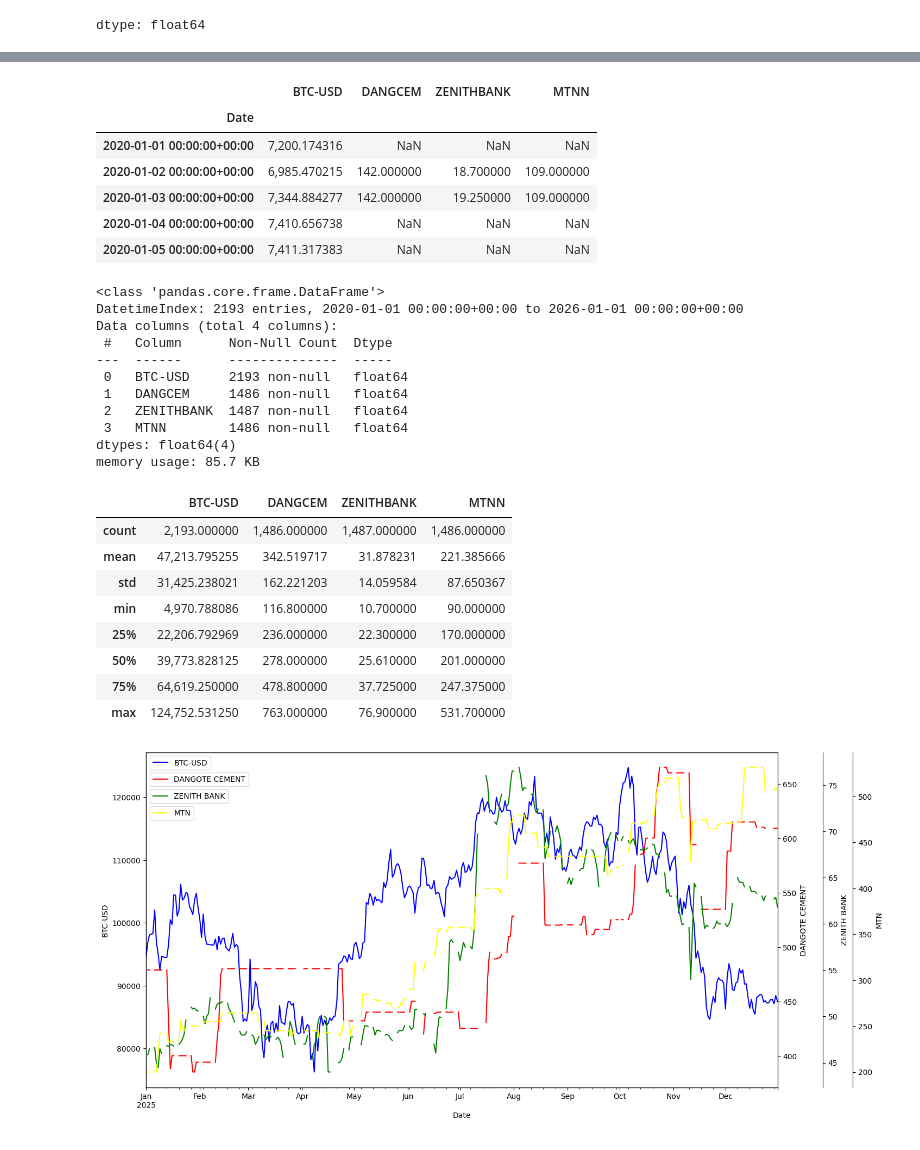
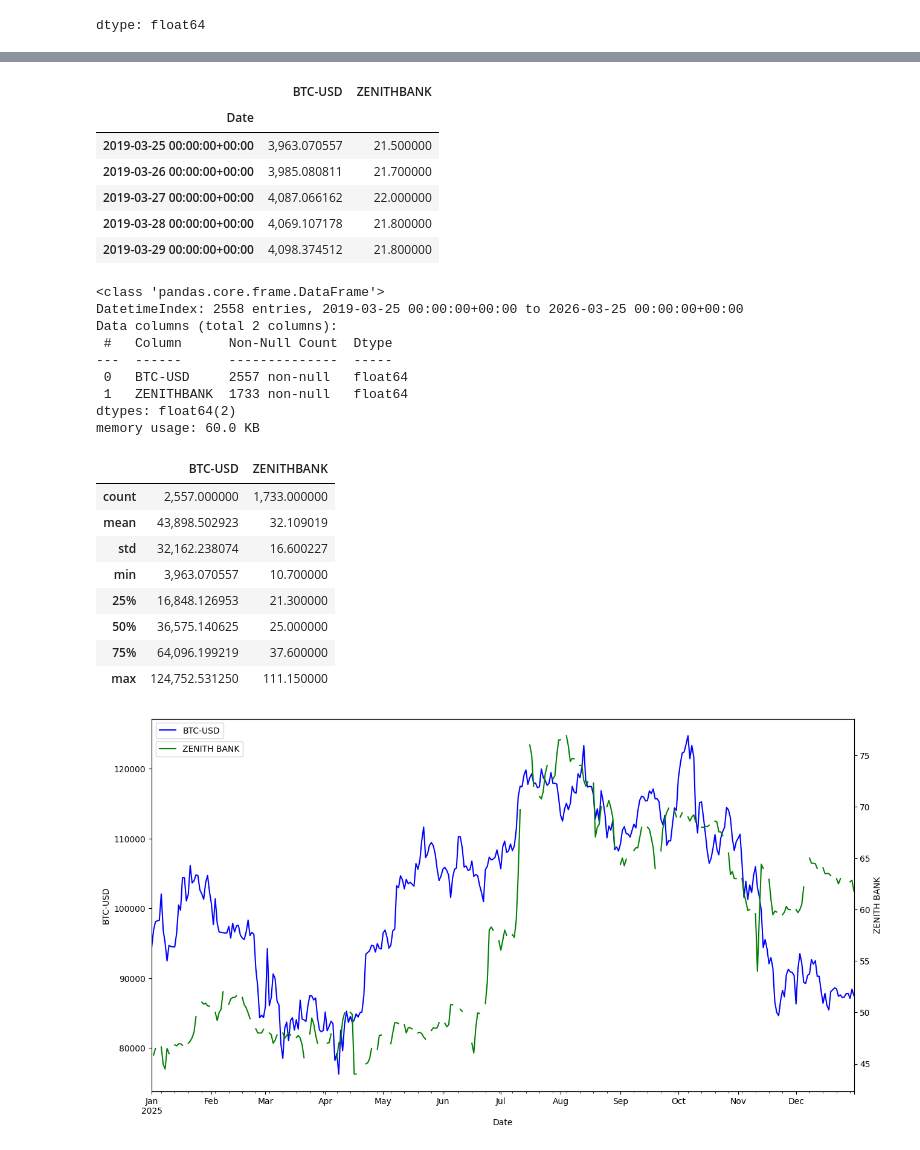
Before and after one commit to Sahdam/Nigerian-Financial-Risk-Intelligence-System, a Jupyter notebook: Nigerian_Financial_Risk_Intelligence_System.ipynb, the cells around one changed output, grey strips where cells are left out. Cells and saved outputs as stored; diff of their text form; code cells hidden in the pictures.

```diff
--- a/Nigerian_Financial_Risk_Intelligence_System.ipynb
+++ b/Nigerian_Financial_Risk_Intelligence_System.ipynb
@@ -125,11 +79,5 @@ df.head()
 # %%
-df = df_bc.merge(df_dg, left_index=True, right_index=True, how='outer') \
-           .merge(df_z, left_index=True, right_index=True, how='outer') \
-           .merge(df_mtn, left_index=True, right_index=True, how='outer')
-
-new_start = pd.Timestamp(datetime.date(2020,1,1)).tz_localize('UTC')
-new_end = pd.Timestamp(datetime.date(2026,1,1)).tz_localize('UTC')
-df = df.loc[new_start:new_end]
+df = df_bc.merge(df_z, left_index=True, right_index=True, how='outer')
 
 print(df.shape)
 print("\n")
@@ -154,65 +102,53 @@ Date
 df_test = df.copy()
 df_test.head()
 # %% [output]
-|  | BTC-USD | DANGCEM | ZENITHBANK | MTNN |
-| Date |  |  |  |  |
-| 2020-01-01 00:00:00+00:00 | 7,200.174316 | NaN | NaN | NaN |
-| 2020-01-02 00:00:00+00:00 | 6,985.470215 | 142.000000 | 18.700000 | 109.000000 |
-| 2020-01-03 00:00:00+00:00 | 7,344.884277 | 142.000000 | 19.250000 | 109.000000 |
-| 2020-01-04 00:00:00+00:00 | 7,410.656738 | NaN | NaN | NaN |
-| 2020-01-05 00:00:00+00:00 | 7,411.317383 | NaN | NaN | NaN |
+|  | BTC-USD | ZENITHBANK |
+| Date |  |  |
+| 2019-03-25 00:00:00+00:00 | 3,963.070557 | 21.500000 |
+| 2019-03-26 00:00:00+00:00 | 3,985.080811 | 21.700000 |
+| 2019-03-27 00:00:00+00:00 | 4,087.066162 | 22.000000 |
+| 2019-03-28 00:00:00+00:00 | 4,069.107178 | 21.800000 |
+| 2019-03-29 00:00:00+00:00 | 4,098.374512 | 21.800000 |
 # %%
 df.info()
 # %% [output]
 <class 'pandas.core.frame.DataFrame'>
-DatetimeIndex: 2193 entries, 2020-01-01 00:00:00+00:00 to 2026-01-01 00:00:00+00:00
-Data columns (total 4 columns):
+DatetimeIndex: 2558 entries, 2019-03-25 00:00:00+00:00 to 2026-03-25 00:00:00+00:00
+Data columns (total 2 columns):
  #   Column      Non-Null Count  Dtype
 ---  ------      --------------  -----
- 0   BTC-USD     2193 non-null   float64
- 1   DANGCEM     1486 non-null   float64
- 2   ZENITHBANK  1487 non-null   float64
- 3   MTNN        1486 non-null   float64
-dtypes: float64(4)
-memory usage: 85.7 KB
+ 0   BTC-USD     2557 non-null   float64
+ 1   ZENITHBANK  1733 non-null   float64
+dtypes: float64(2)
+memory usage: 60.0 KB
 # %%
 df.describe()
 # %% [output]
-|  | BTC-USD | DANGCEM | ZENITHBANK | MTNN |
-| count | 2,193.000000 | 1,486.000000 | 1,487.000000 | 1,486.000000 |
-| mean | 47,213.795255 | 342.519717 | 31.878231 | 221.385666 |
-| std | 31,425.238021 | 162.221203 | 14.059584 | 87.650367 |
-| min | 4,970.788086 | 116.800000 | 10.700000 | 90.000000 |
-| 25% | 22,206.792969 | 236.000000 | 22.300000 | 170.000000 |
-| 50% | 39,773.828125 | 278.000000 | 25.610000 | 201.000000 |
-| 75% | 64,619.250000 | 478.800000 | 37.725000 | 247.375000 |
-| max | 124,752.531250 | 763.000000 | 76.900000 | 531.700000 |
+|  | BTC-USD | ZENITHBANK |
+| count | 2,557.000000 | 1,733.000000 |
+| mean | 43,898.502923 | 32.109019 |
+| std | 32,162.238074 | 16.600227 |
+| min | 3,963.070557 | 10.700000 |
+| 25% | 16,848.126953 | 21.300000 |
+| 50% | 36,575.140625 | 25.000000 |
+| 75% | 64,096.199219 | 37.600000 |
+| max | 124,752.531250 | 111.150000 |
 # %%
 from matplotlib import legend
 fig = plt.figure(figsize=(15,8))
 ax1 = fig.add_subplot(111)
 ax2 = ax1.twinx()
-ax3 = ax1.twinx()
-ax4 = ax1.twinx()
 
 df['2025-01-01': '2025-12-31'].plot(ax=ax1, y='BTC-USD', color='blue', label='BTC-USD', legend=True)
-df['2025-01-01': '2025-12-31'].plot(ax=ax2, y="DANGCEM", color="red", label ='DANGOTE CEMENT', legend=True)
-df['2025-01-01': '2025-12-31'].plot(ax=ax3, y="ZENITHBANK", color="green", label ='ZENITH BANK', legend=True)
-df['2025-01-01': '2025-12-31'].plot(ax=ax4, y="MTNN", color="yellow", label ='MTN', legend=True)
+df['2025-01-01': '2025-12-31'].plot(ax=ax2, y="ZENITHBANK", color="green", label ='ZENITH BANK', legend=True)
 
 ax1.set_ylabel('BTC-USD')
-ax2.set_ylabel('DANGOTE CEMENT')
-ax3.set_ylabel('ZENITH BANK')
-ax4.set_ylabel('MTN')
-ax3.spines['right'].set_position(('outward', 60))
-ax4.spines['right'].set_position(('outward', 100))
+ax2.set_ylabel('ZENITH BANK')
 
 ax1.legend(['BTC-USD'], loc='upper left')
-ax2.legend(['DANGOTE CEMENT'], loc='upper left',  bbox_to_anchor=(0, 0.95))
-ax3.legend(['ZENITH BANK'], loc='upper left',  bbox_to_anchor=(0, 0.9))
-ax4.legend(['MTN'], loc='upper left',  bbox_to_anchor=(0, 0.85))
+ax2.legend(['ZENITH BANK'], loc='upper left',  bbox_to_anchor=(0, 0.95))
 
 plt.show()
 # %% [output]
-[figure, old version]
+[figure, new version]
 # %%
```
Also changed, not shown: parts of 42 cells of this notebook.
